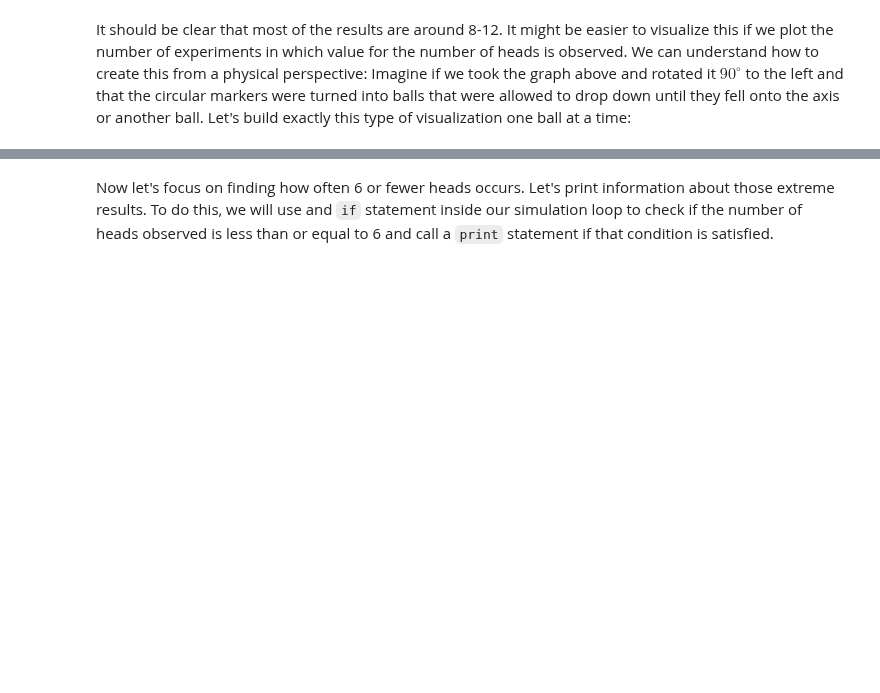
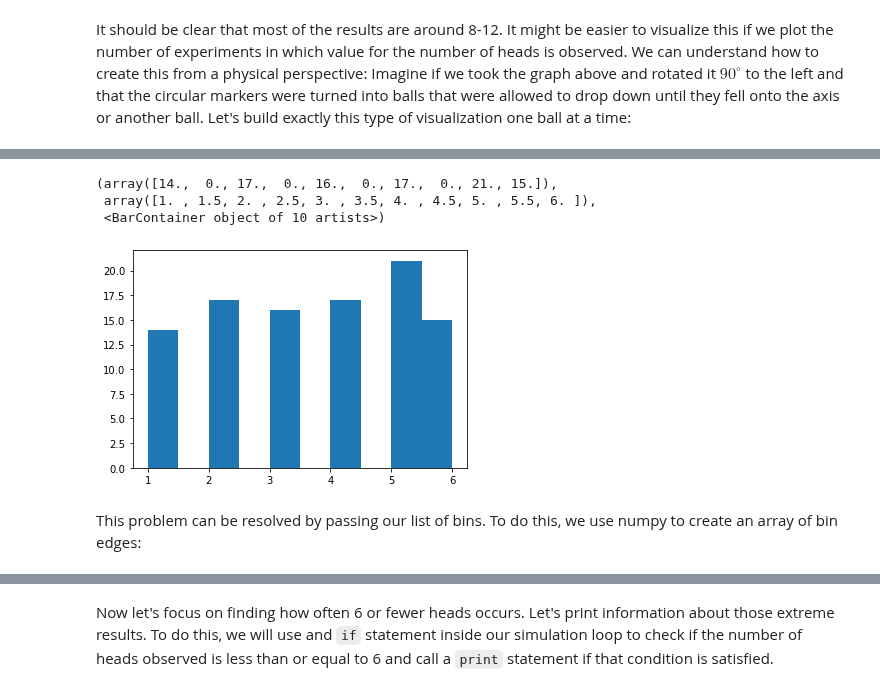
Before and after one commit to tangchen/Foundations-of-Data-Science-with-Python, a Jupyter notebook: 02/first-stats-sims.ipynb, the cells around one changed output, grey strips where cells are left out. Saved outputs shown, nothing was run; the diff lists cells and outputs as text; code cells hidden in the pictures; blank space fills up the shorter version.

Commit message:
Show use of Matplotlib hist function.

```diff
--- a/02/first-stats-sims.ipynb
+++ b/02/first-stats-sims.ipynb
@@ -124,0 +152,14 @@ It should be clear that most of the results are around 8-12.  It might be easier
+# %%
+rolls=[3, 3, 5, 6, 3, 1, 4, 5, 2, 2, 4, 1, 1, 1, 3, 2, 2, 3, 6, 5,
+       1, 4, 3, 5, 4, 2, 6, 6, 2, 3, 6, 3, 4, 5, 5, 2, 3, 2, 6, 5,
+       3, 3, 1, 6, 5, 6, 5, 6, 2, 6, 2, 6, 5, 5, 5, 6, 2, 6, 4, 5,
+       2, 5, 1, 4, 4, 1, 5, 6, 5, 2, 4, 5, 2, 5, 5, 1, 4, 3, 5, 1,
+       1, 4, 5, 3, 4, 4, 3, 1, 1, 2, 2, 6, 1, 2, 4, 4, 4, 3, 4, 3]
+plt.hist(rolls)
+# %% [output]
+(array([14.,  0., 17.,  0., 16.,  0., 17.,  0., 21., 15.]),
+ array([1. , 1.5, 2. , 2.5, 3. , 3.5, 4. , 4.5, 5. , 5.5, 6. ]),
+ <BarContainer object of 10 artists>)
+[figure, added]
+# %% [markdown]
+This problem can be resolved by passing our list of bins. To do this, we use numpy to create an array of bin edges:
```
Also changed, not shown: parts of 10 cells of this notebook.
